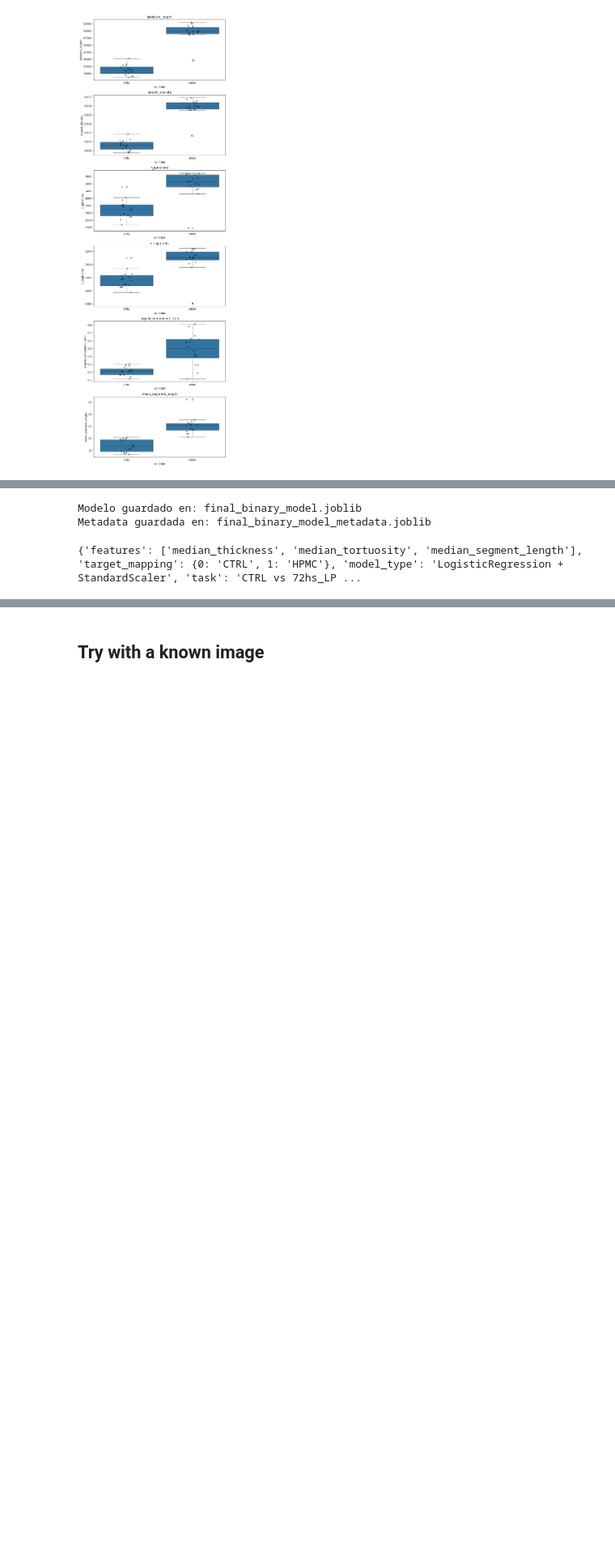
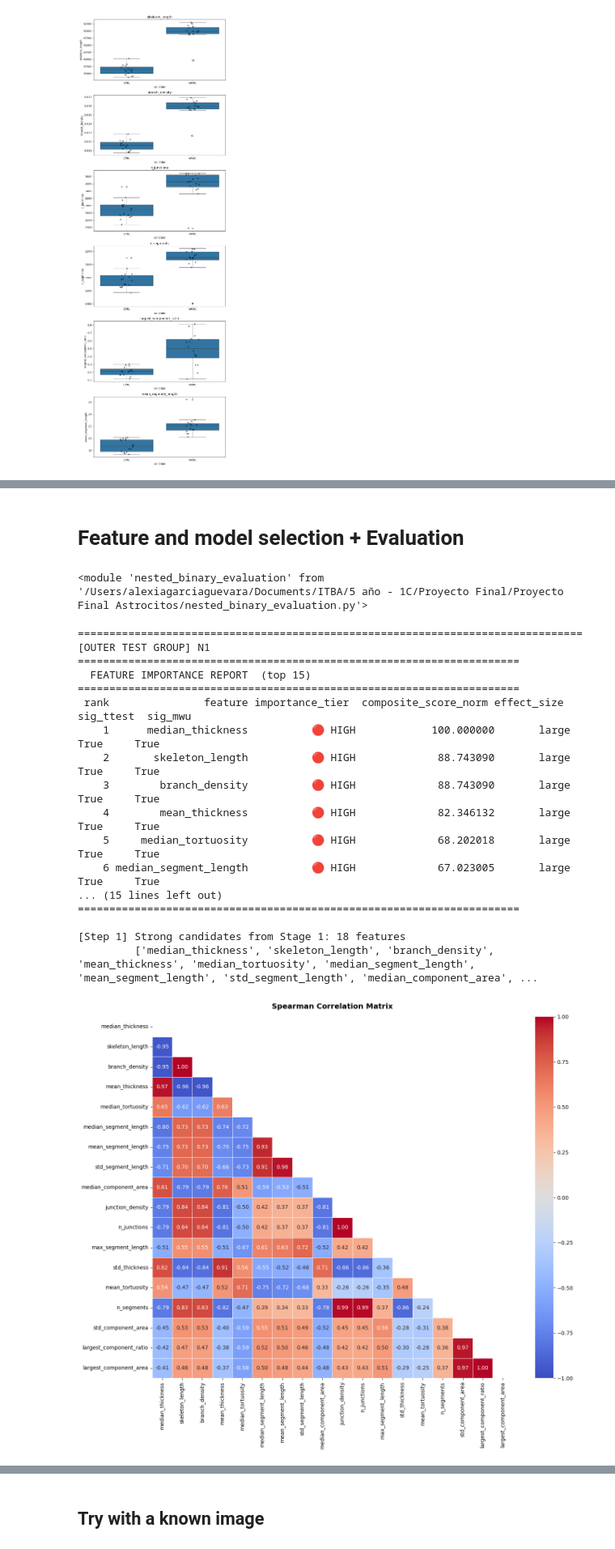
Before and after one commit to alexiagguevara/Proyecto-Final, a Jupyter notebook: main.ipynb, the cells around one changed output, grey strips where cells are left out. Shown at 81% size. Cells and saved outputs as stored; diff of their text form; code cells hidden in the pictures; blank space fills up the shorter version.

Commit message:
Update binary model and evaluation

```diff
--- a/main.ipynb
+++ b/main.ipynb
@@ -262,18 +119,2 @@ Saved → final_3_feature_boxplots.png
-# %%
-import importlib
-import final_binary_model
-import pandas as pd
-
-importlib.reload(final_binary_model)
-
-df_features = pd.read_csv("features_dataset.csv")
-
-model, metadata = final_binary_model.save_final_binary_model(df_features)
-# %% [output]
-Modelo guardado en: final_binary_model.joblib
-Metadata guardada en: final_binary_model_metadata.joblib
-# %%
-loaded_model, loaded_metadata = final_binary_model.load_final_binary_model()
-print(loaded_metadata)
-# %% [output]
-{'features': ['median_thickness', 'median_tortuosity', 'median_segment_length'], 'target_mapping': {0: 'CTRL', 1: 'HPMC'}, 'model_type': 'LogisticRegression + StandardScaler', 'task': 'CTRL vs 72hs_LP ...
+# %% [markdown]
+# Feature and model selection + Evaluation
@@ -279,0 +124,33 @@ print(loaded_metadata)
+# %%
+import importlib
+import feature_selection_pipeline
+importlib.reload(feature_selection_pipeline)
+import final_binary_model
+importlib.reload(final_binary_model)
+import nested_binary_evaluation
+importlib.reload(nested_binary_evaluation)
+# %% [output]
+<module 'nested_binary_evaluation' from '/Users/alexiagarciaguevara/Documents/ITBA/5 año - 1C/Proyecto Final/Proyecto Final Astrocitos/nested_binary_evaluation.py'>
+# %%
+from nested_binary_evaluation import run_nested_leave_one_culture_out
+
+nested_results = run_nested_leave_one_culture_out(df_features)
+# %% [output]
+================================================================================
+[OUTER TEST GROUP] N1
+======================================================================
+  FEATURE IMPORTANCE REPORT  (top 15)
+======================================================================
+ rank               feature importance_tier  composite_score_norm effect_size  sig_ttest  sig_mwu
+    1      median_thickness          🔴 HIGH            100.000000       large       True     True
+    2       skeleton_length          🔴 HIGH             88.743090       large       True     True
+    3        branch_density          🔴 HIGH             88.743090       large       True     True
+    4        mean_thickness          🔴 HIGH             82.346132       large       True     True
+    5     median_tortuosity          🔴 HIGH             68.202018       large       True     True
+    6 median_segment_length          🔴 HIGH             67.023005       large       True     True
+... (15 lines left out)
+======================================================================
+
+[Step 1] Strong candidates from Stage 1: 18 features
+         ['median_thickness', 'skeleton_length', 'branch_density', 'mean_thickness', 'median_tortuosity', 'median_segment_length', 'mean_segment_length', 'std_segment_length', 'median_component_area', ...
+[figure, added]
```
Also changed, not shown: parts of 45 cells of this notebook, 19 other files.
